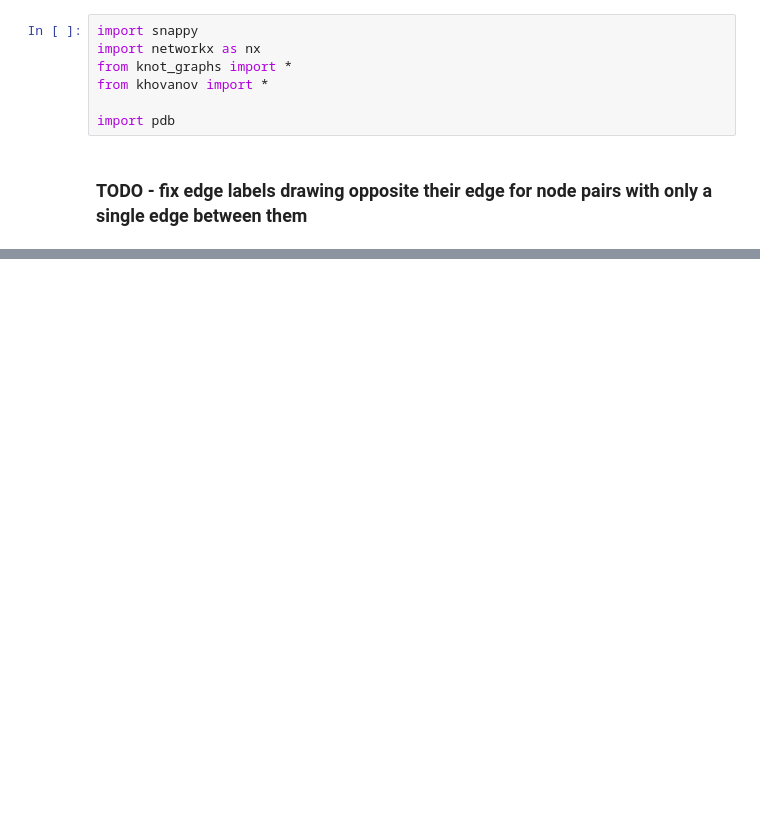
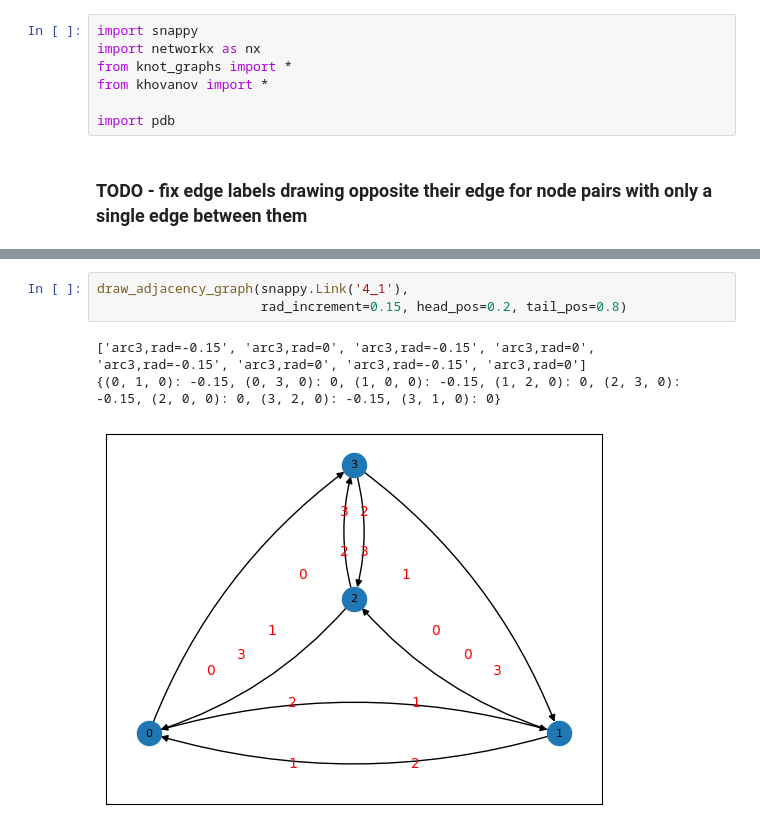
Before and after one commit to JulesGB/KnotGeography, a Jupyter notebook: graph testing.ipynb, the cells around one changed output, grey strips where cells are left out. Saved outputs shown, nothing was run; the diff lists cells and outputs as text; blank space fills up the shorter version.

```diff
--- a/graph testing.ipynb
+++ b/graph testing.ipynb
@@ -13,0 +16,7 @@ draw_adjacency_graph(snappy.Link('4_1'), rad_increment=0.15)
+# %%
+draw_adjacency_graph(snappy.Link('4_1'),
+                     rad_increment=0.15, head_pos=0.2, tail_pos=0.8)
+# %% [output]
+['arc3,rad=-0.15', 'arc3,rad=0', 'arc3,rad=-0.15', 'arc3,rad=0', 'arc3,rad=-0.15', 'arc3,rad=0', 'arc3,rad=-0.15', 'arc3,rad=0']
+{(0, 1, 0): -0.15, (0, 3, 0): 0, (1, 0, 0): -0.15, (1, 2, 0): 0, (2, 3, 0): -0.15, (2, 0, 0): 0, (3, 2, 0): -0.15, (3, 1, 0): 0}
+[figure, added]
```
Also changed, not shown: parts of 4 cells of this notebook, 2 other files.
